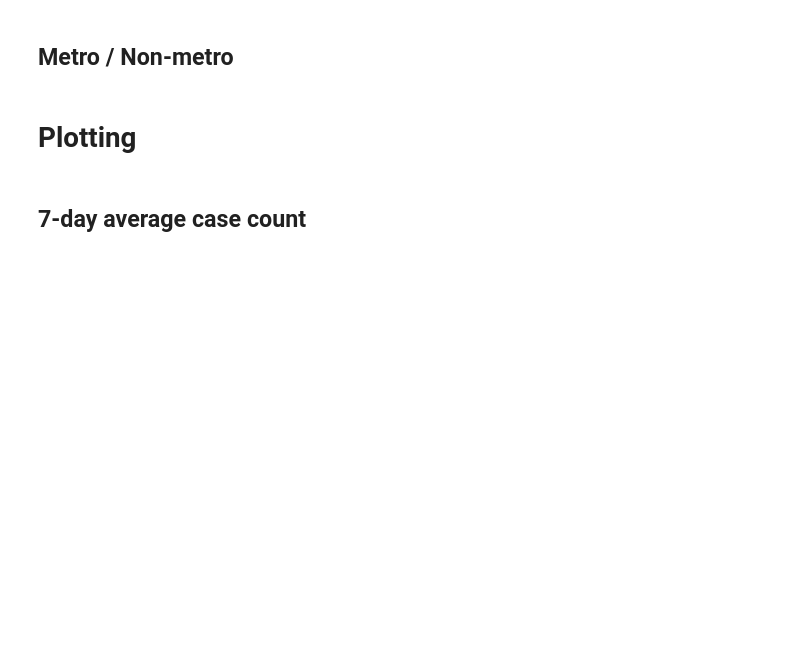
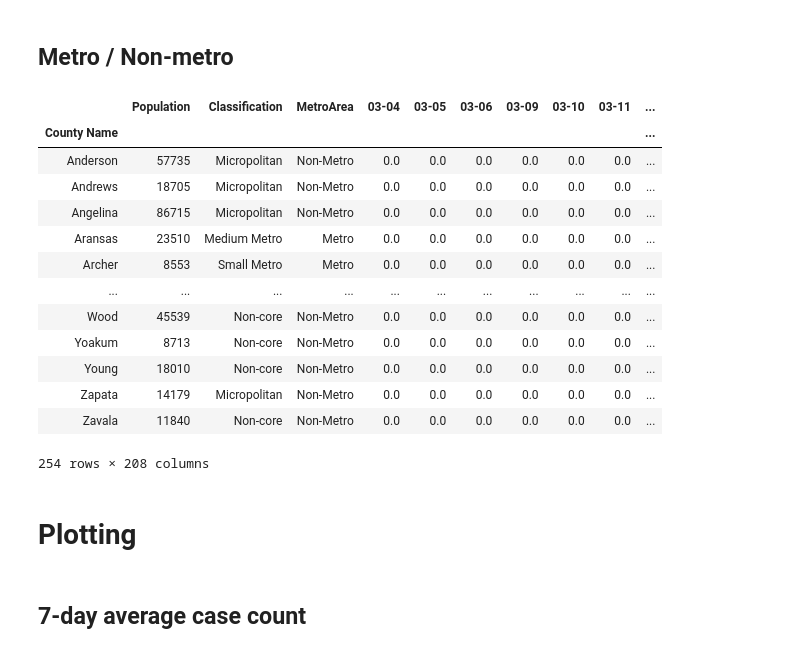
Before and after one commit to Data-Analytics-2020/Hypothesis-Testing-Assignment, a Jupyter notebook: hypothesis_8.ipynb, the cells around one changed output. Drawn from its saved outputs; the diff is of its cells as text; code cells hidden in the pictures; blank space fills up the shorter version.

```diff
--- a/hypothesis_8.ipynb
+++ b/hypothesis_8.ipynb
@@ -58,9 +59,29 @@ metro_df = getData(metro_url, truncate=253)
 metro_df = metro_df[[metro_df.filter(like='2013').columns[0], metro_df.filter(like='Metro Area').columns[0]]]
 #metro_df
 # %%
-merged_df = pd.merge(scaled_cases_df, metro_df, on='County Name', how='outer')
-merged_df = merged_df.rename(columns={merged_df.keys()[-2]: 'Classification', merged_df.keys()[-1]: 'MetroArea'})
-#merged_df
+# population
+merged_df = pd.merge(pop_df, metro_df, on='County Name', how='inner')
+# metro classificiation
+merged_df = pd.merge(merged_df, scaled_cases_df, on='County Name', how='outer')
+# rename column
+keys = merged_df.keys()
+merged_df = merged_df.rename(columns={keys[0]: 'Population', keys[1]: 'Classification', keys[2]: 'MetroArea'})
+merged_df
+# %% [output]
+|  | Population | Classification | MetroArea | 03-04 | 03-05 | 03-06 | 03-09 | 03-10 | 03-11 | ... |
+| County Name |  |  |  |  |  |  |  |  |  | ... |
+| Anderson | 57735 | Micropolitan | Non-Metro | 0.0 | 0.0 | 0.0 | 0.0 | 0.0 | 0.0 | ... |
+| Andrews | 18705 | Micropolitan | Non-Metro | 0.0 | 0.0 | 0.0 | 0.0 | 0.0 | 0.0 | ... |
+| Angelina | 86715 | Micropolitan | Non-Metro | 0.0 | 0.0 | 0.0 | 0.0 | 0.0 | 0.0 | ... |
+| Aransas | 23510 | Medium Metro | Metro | 0.0 | 0.0 | 0.0 | 0.0 | 0.0 | 0.0 | ... |
+| Archer | 8553 | Small Metro | Metro | 0.0 | 0.0 | 0.0 | 0.0 | 0.0 | 0.0 | ... |
+| ... | ... | ... | ... | ... | ... | ... | ... | ... | ... | ... |
+| Wood | 45539 | Non-core | Non-Metro | 0.0 | 0.0 | 0.0 | 0.0 | 0.0 | 0.0 | ... |
+| Yoakum | 8713 | Non-core | Non-Metro | 0.0 | 0.0 | 0.0 | 0.0 | 0.0 | 0.0 | ... |
+| Young | 18010 | Non-core | Non-Metro | 0.0 | 0.0 | 0.0 | 0.0 | 0.0 | 0.0 | ... |
+| Zapata | 14179 | Micropolitan | Non-Metro | 0.0 | 0.0 | 0.0 | 0.0 | 0.0 | 0.0 | ... |
+| Zavala | 11840 | Non-core | Non-Metro | 0.0 | 0.0 | 0.0 | 0.0 | 0.0 | 0.0 | ... |
+254 rows × 208 columns
 # %% [markdown]
 # Plotting
 # %%
```
Also changed, not shown: parts of 18 cells of this notebook, 4 other files.
